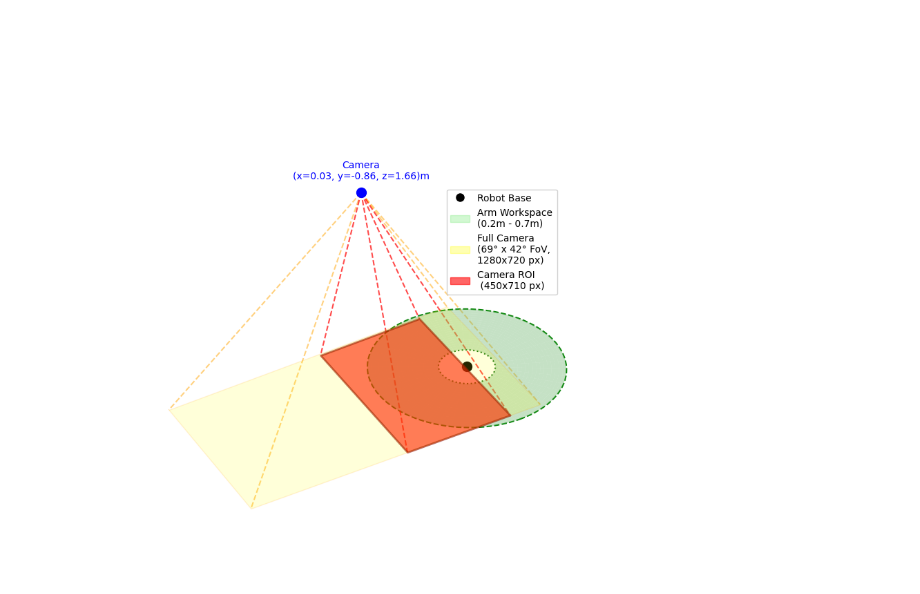
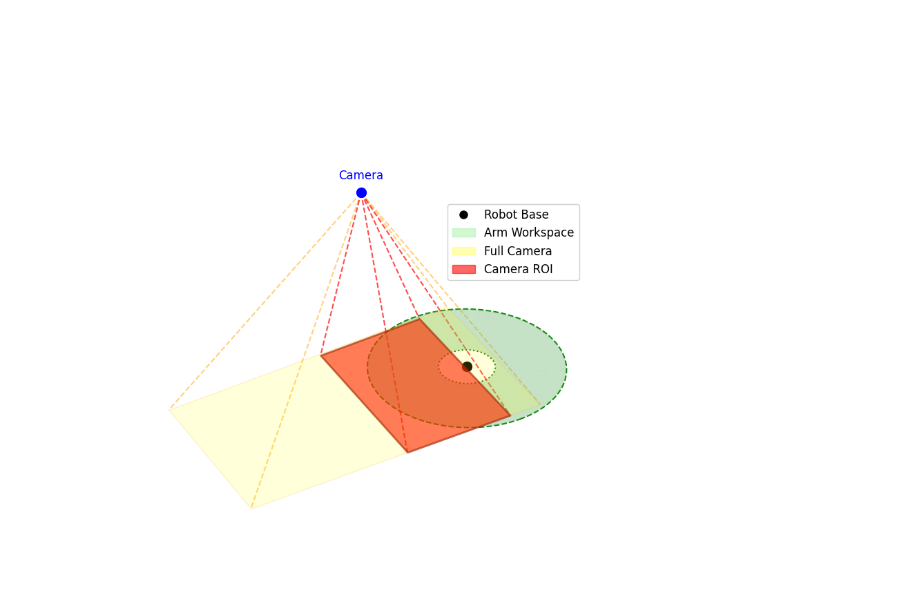
Before and after one commit to halid1020/bimanual_garment_folding, a Jupyter notebook: analysis/lagarnet_robot_setup.ipynb, the cells around one changed output. Cells and saved outputs as stored; diff of their text form; code cells hidden in the pictures.

```diff
--- a/analysis/lagarnet_robot_setup.ipynb
+++ b/analysis/lagarnet_robot_setup.ipynb
@@ -85,10 +85,10 @@ ax.plot(r_inner*np.cos(theta), r_inner*np.sin(theta), 0, color='darkgreen', line
 ax.scatter(*camera_pos, color='blue', s=100)
 
 # Create a formatted string holding the coordinates (rounded to 2 decimal places)
-coord_text = f"Camera\n(x={camera_pos[0]:.2f}, y={camera_pos[1]:.2f}, z={camera_pos[2]:.2f})m"
+coord_text = f"Camera"
 
 # Add the text label slightly above the camera point
-ax.text(camera_pos[0], camera_pos[1], camera_pos[2] + 0.1, coord_text, color='blue', ha='center', fontsize=10)
+ax.text(camera_pos[0], camera_pos[1], camera_pos[2] + 0.1, coord_text, color='blue', ha='center', fontsize=12)
 
 # 7. Plot Full Camera FoV
 for pt in table_points_full:
@@ -107,38 +107,38 @@ ax.add_collection3d(shadow_poly_roi)
 # 9. Create Custom Legends
 legend_elements = [
     Line2D([0], [0], marker='o', color='w', markerfacecolor='black', markersize=10, label='Robot Base'),
-    mpatches.Patch(color='lightgreen', alpha=0.4, label='Arm Workspace\n(0.2m - 0.7m)'),
-    mpatches.Patch(color='yellow', alpha=0.3, label=f'Full Camera \n(69° x 42° FoV, \n{W}x{H} px)'),
-    mpatches.Patch(color='red', alpha=0.6, label=f'Camera ROI\n ({roi_w}x{roi_h} px)')
+    mpatches.Patch(color='lightgreen', alpha=0.4, label='Arm Workspace'),
+    mpatches.Patch(color='yellow', alpha=0.3, label=f'Full Camera'),
+    mpatches.Patch(color='red', alpha=0.6, label=f'Camera ROI')
 ]
-ax.legend(handles=legend_elements, loc='center left', bbox_to_anchor=(0.62, 0.6), fontsize=10, framealpha=0.9)
+ax.legend(handles=legend_elements, loc='center left', bbox_to_anchor=(0.62, 0.6), fontsize=12, framealpha=0.9)
 
 # 10. Fix Aspect Ratio and Limits
 all_x = np.concatenate([X_ring.flatten(), table_points_full[:,0], table_points_roi[:,0], [camera_pos[0], 0]])
 all_y = np.concatenate([Y_ring.flatten(), table_points_full[:,1], table_points_roi[:,1], [camera_pos[1], 0]])
 
 # Define the exact spans of the data
 x_min, x_max_val = np.min(all_x)-0.1, np.max(all_x)+0.1
 y_min, y_max_val = np.min(all_y)-0.1, np.max(all_y)+0.1
 
 ax.set_xlim([x_min, x_max_val])
 ax.set_ylim([y_min, y_max_val])
 ax.set_zlim([0, 1.7])
 
 # Force physical proportions to stop the plot from stretching/tilting weirdly
 x_range = x_max_val - x_min
 y_range = y_max_val - y_min
 ax.set_box_aspect((x_range, y_range, 1.8))
 
 # Adjusted viewing angle: Higher elevation (55) for a better top-down perspective,
 # and a shifted azimuth (-60) to look at it more squarely.
 ax.view_init(elev=35, azim=-30)
 
 plt.margins(0, 0, 0)
 fig.subplots_adjust(left=0, right=1, bottom=0, top=1)
 plt.savefig('tightest_cropped_plot.png', bbox_inches='tight', pad_inches=0, dpi=300)
 # %% [output]
-[figure, old version]
+[figure, new version]
 # %%
 from PIL import Image, ImageOps
 
```
Also changed, not shown: parts of 1 cell of this notebook, 7 other files.
